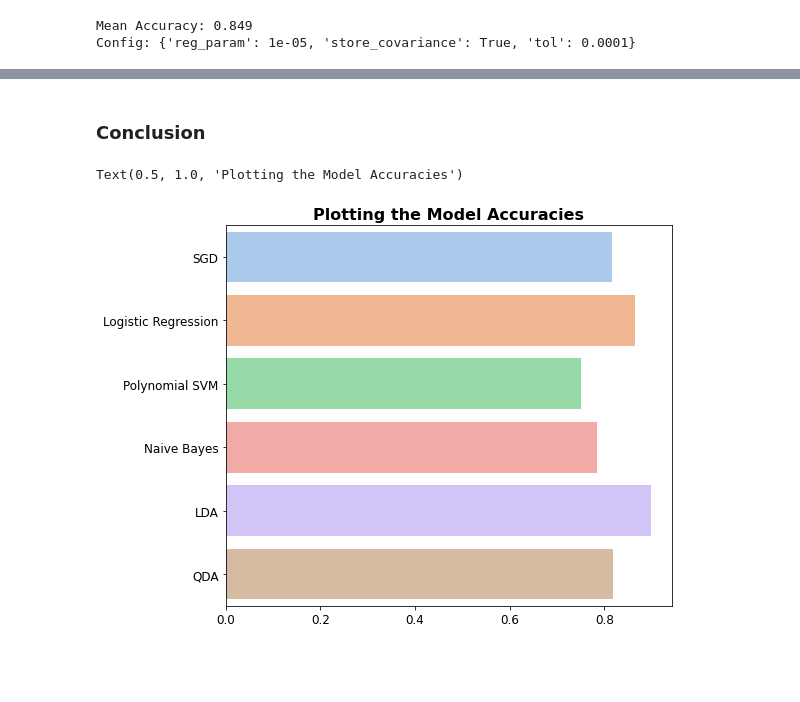
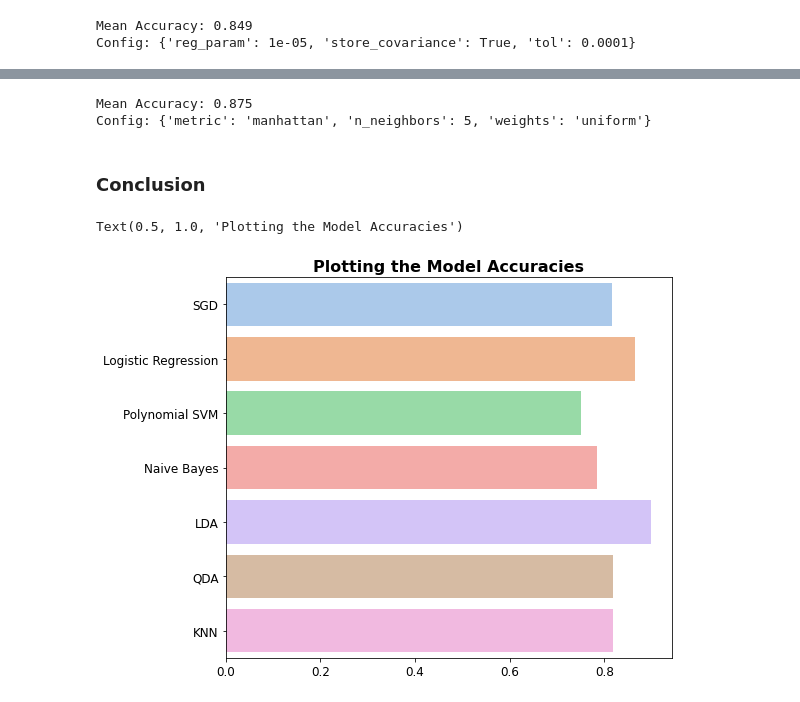
Before and after one commit to erinmcmahon26/Company-Bankruptcy-Prediction, a Jupyter notebook: Company_Bankruptcy.ipynb, the cells around one changed output, grey strips where cells are left out. Cells and saved outputs as stored; diff of their text form; code cells hidden in the pictures; blank space fills up the shorter version.

```diff
--- a/Company_Bankruptcy.ipynb
+++ b/Company_Bankruptcy.ipynb
@@ -623,0 +625,12 @@ Config: {'reg_param': 1e-05, 'store_covariance': True, 'tol': 0.0001}
+# %%
+knn = KNeighborsClassifier(n_neighbors=3)
+knn.fit(x_train,y_train)
+
+knny_pred = qd.predict(x_test)
+cm = confusion_matrix(y_test,knny_pred)
+
+knna = accuracy_score(y_test, knny_pred)
+print('accuracy score = ', accuracy_score(y_test, knny_pred))
+print("Report:", classification_report(y_test, knny_pred))
+
+sns.heatmap(cm,annot=True,fmt="d",cmap = "Blues")
@@ -624,11 +649,24 @@ Config: {'reg_param': 1e-05, 'store_covariance': True, 'tol': 0.0001}
+# %%
+parameters_3 = [{ 'n_neighbors' : [5,7,9,11,13,15],
+               'weights' : ['uniform','distance'],
+               'metric' : ['minkowski','euclidean','manhattan']}]
+
+grid_search4 = GridSearchCV(knn, parameters_3, scoring='accuracy', cv=5, n_jobs=-1)
+results_4 = grid_search4.fit(x_train, y_train)
+
+print('Mean Accuracy: %.3f' % results_4.best_score_)
+print('Config: %s' % results_4.best_params_)
+# %% [output]
+Mean Accuracy: 0.875
+Config: {'metric': 'manhattan', 'n_neighbors': 5, 'weights': 'uniform'}
 # %% [markdown]
 ### Conclusion
 # %%
 plt.figure(figsize= (8,7))
-ac = [sgd_auc, accuracy_lr,psva,nba, lda, qda]
-name = ['SGD','Logistic Regression','Polynomial SVM','Naive Bayes', 'LDA', 'QDA']
+ac = [sgd_auc, accuracy_lr,psva,nba, lda, qda, knna]
+name = ['SGD','Logistic Regression','Polynomial SVM','Naive Bayes', 'LDA', 'QDA', 'KNN']
 sns.barplot(x = ac,y = name,palette='pastel')
 plt.title("Plotting the Model Accuracies", fontsize=16, fontweight="bold")
 # %% [output]
 Text(0.5, 1.0, 'Plotting the Model Accuracies')
-[figure, old version]
+[figure, new version]
```
Also changed, not shown: parts of 7 cells of this notebook.
